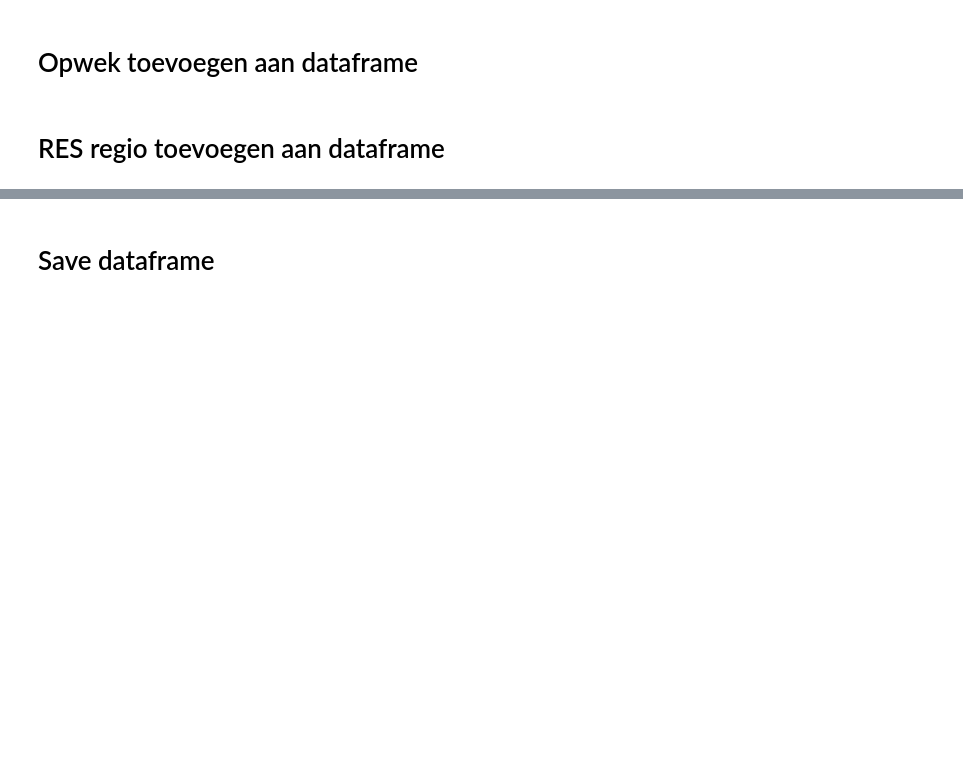
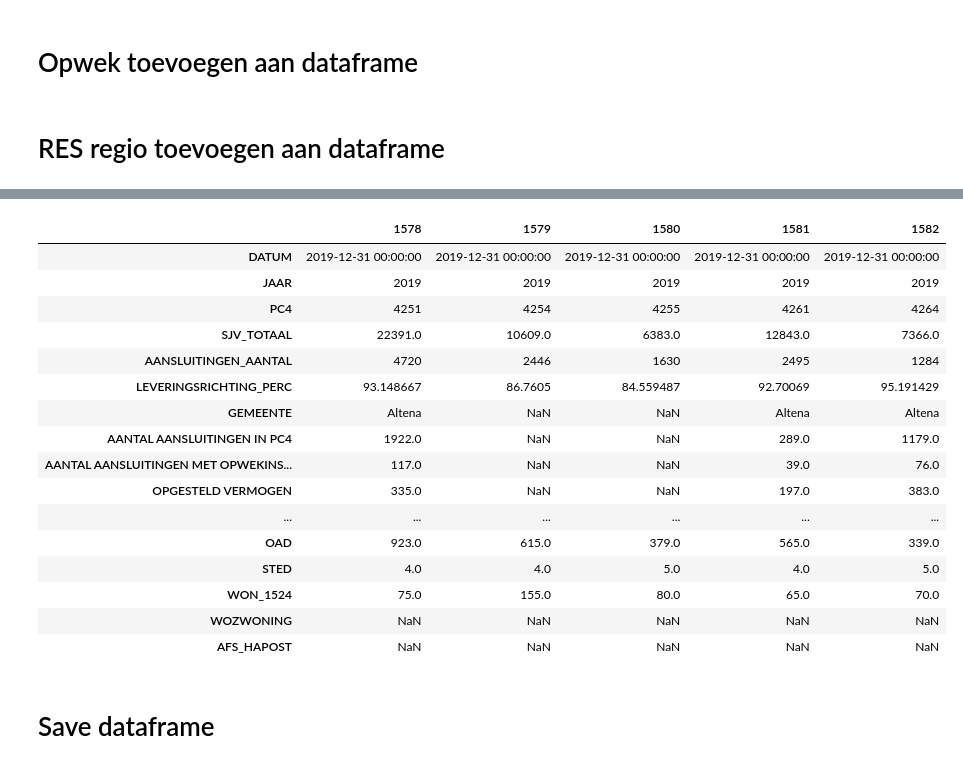
Before and after one commit to processminery/jads_enexis, a Jupyter notebook: notebooks/master_dataframe.ipynb, the cells around one changed output, grey strips where cells are left out. Cells and saved outputs as stored; diff of their text form; code cells hidden in the pictures; blank space fills up the shorter version.

```diff
--- a/notebooks/master_dataframe.ipynb
+++ b/notebooks/master_dataframe.ipynb
@@ -103,3 +205,23 @@ df = pd.merge(df, df_pc4_res, on=['PC4'], how='left')
+# %%
+df[df['JAAR']==2019].head().transpose()
+# %% [output]
+|  | 1578 | 1579 | 1580 | 1581 | 1582 |
+| DATUM | 2019-12-31 00:00:00 | 2019-12-31 00:00:00 | 2019-12-31 00:00:00 | 2019-12-31 00:00:00 | 2019-12-31 00:00:00 |
+| JAAR | 2019 | 2019 | 2019 | 2019 | 2019 |
+| PC4 | 4251 | 4254 | 4255 | 4261 | 4264 |
+| SJV_TOTAAL | 22391.0 | 10609.0 | 6383.0 | 12843.0 | 7366.0 |
+| AANSLUITINGEN_AANTAL | 4720 | 2446 | 1630 | 2495 | 1284 |
+| LEVERINGSRICHTING_PERC | 93.148667 | 86.7605 | 84.559487 | 92.70069 | 95.191429 |
+| GEMEENTE | Altena | NaN | NaN | Altena | Altena |
+| AANTAL AANSLUITINGEN IN PC4 | 1922.0 | NaN | NaN | 289.0 | 1179.0 |
+| AANTAL AANSLUITINGEN MET OPWEKINS... | 117.0 | NaN | NaN | 39.0 | 76.0 |
+| OPGESTELD VERMOGEN | 335.0 | NaN | NaN | 197.0 | 383.0 |
+| ... | ... | ... | ... | ... | ... |
+| OAD | 923.0 | 615.0 | 379.0 | 565.0 | 339.0 |
+| STED | 4.0 | 4.0 | 5.0 | 4.0 | 5.0 |
+| WON_1524 | 75.0 | 155.0 | 80.0 | 65.0 | 70.0 |
+| WOZWONING | NaN | NaN | NaN | NaN | NaN |
+| AFS_HAPOST | NaN | NaN | NaN | NaN | NaN |
 # %% [markdown]
 # Save dataframe
 # %%
```
Also changed, not shown: parts of 8 cells of this notebook, 5 other files.
